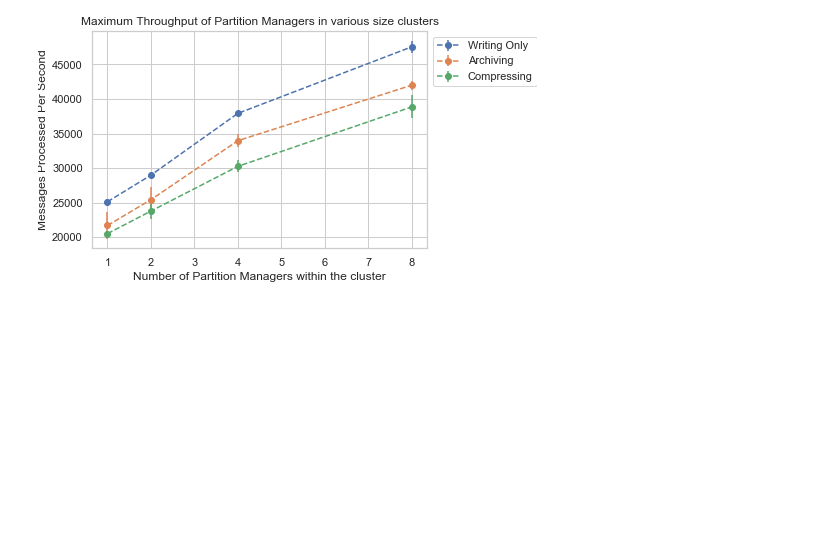
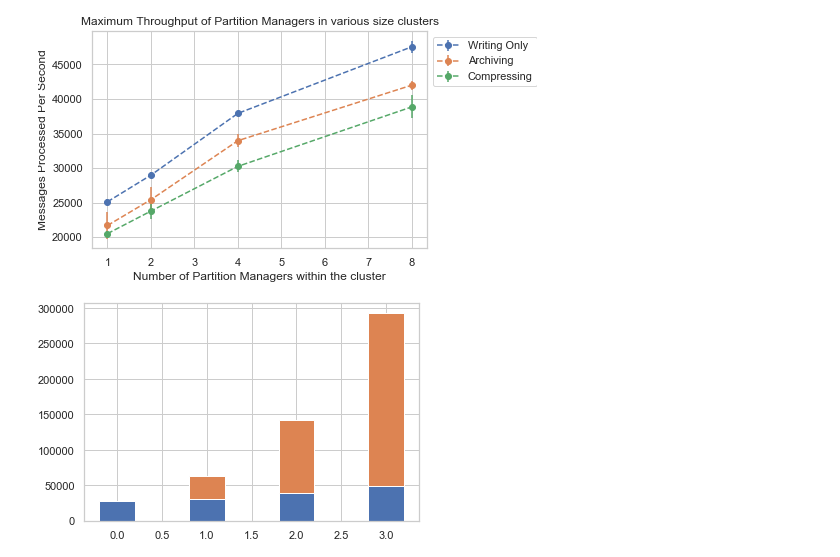
Before and after one commit to miratepuffin/Raphtory-Deployment, a Jupyter notebook: JupyterPlotting/Prometheus.ipynb, the cells around one changed output. Drawn from its saved outputs; the diff is of its cells as text; code cells hidden in the pictures; blank space fills up the shorter version.

Commit message:
Getting to grips with the bar plots

```diff
--- a/JupyterPlotting/Prometheus.ipynb
+++ b/JupyterPlotting/Prometheus.ipynb
@@ -382,3 +385,28 @@ plt.legend(loc="upper left", bbox_to_anchor=(1,1))
 # %% [output]
 <matplotlib.legend.Legend at 0x...>
 [figure]
+# %%
+def plotStack(times,labels,func1,func2,mainlabel):
+    bar1 =[0]*len(times)
+    bar2 =[0]*len(times)
+    i =0
+    for time in times:
+        allData1 =[]
+        allData2 =[]
+        for start,end in time:
+            allData1.append(func1(start,end))
+            allData2.append(func2(start,end))
+        bar1[i] = max(averageSetSingular(allData1))
+        bar2[i] = max(averageSetSingular(allData2))
+        i+=1
+    bar1 = (np.array(bar1))
+    bar2 = (np.array(bar2))
+    ind = np.arange(len(times))
+    width = 0.4
+    plt.bar(ind,bar1, width)
+    plt.bar(ind,bar2, width, bottom=bar1)
+
+
+plotStack(writeSet,[1,2,4,8],mainMessages,secondaryMessages,"Writing Only")
+# %% [output]
+[figure, added]
```
Also changed, not shown: parts of 1 cell of this notebook.
